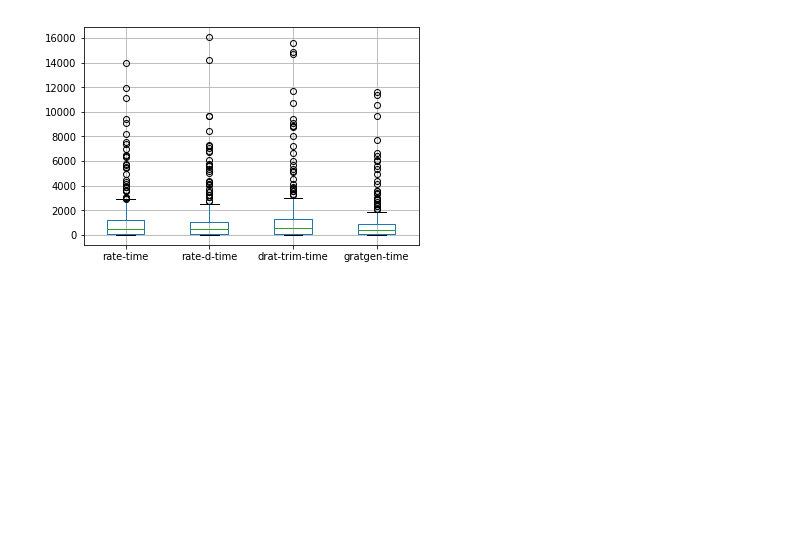
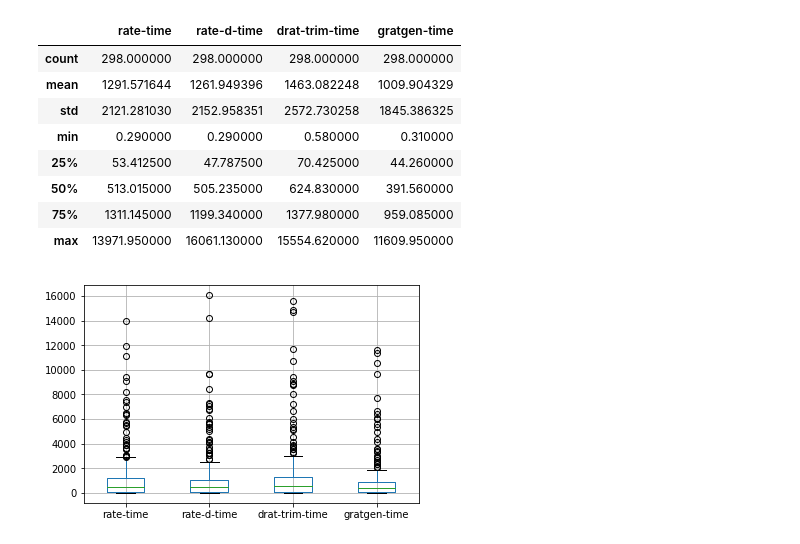
Before and after one commit to krobelus/rate-experiments, a Jupyter notebook: plots.ipynb, the cells around one changed output. Saved outputs shown, nothing was run; the diff lists cells and outputs as text; code cells hidden in the pictures; blank space fills up the shorter version.

```diff
--- a/plots.ipynb
+++ b/plots.ipynb
@@ -53,6 +53,18 @@ def persist(name, needPNG=False):
         plt.savefig(f'p/{name}.svg')
         if needPNG:
             plt.savefig(f'p/{name}.png')
+# %%
+vf[[f'{checker}-time' for checker in checkers]].describe()
+# %% [output]
+|  | rate-time | rate-d-time | drat-trim-time | gratgen-time |
+| count | 298.000000 | 298.000000 | 298.000000 | 298.000000 |
+| mean | 1291.571644 | 1261.949396 | 1463.082248 | 1009.904329 |
+| std | 2121.281030 | 2152.958351 | 2572.730258 | 1845.386325 |
+| min | 0.290000 | 0.290000 | 0.580000 | 0.310000 |
+| 25% | 53.412500 | 47.787500 | 70.425000 | 44.260000 |
+| 50% | 513.015000 | 505.235000 | 624.830000 | 391.560000 |
+| 75% | 1311.145000 | 1199.340000 | 1377.980000 | 959.085000 |
+| max | 13971.950000 | 16061.130000 | 15554.620000 | 11609.950000 |
 # %%
 rupf = vf[vf['rate-RAT-introductions'] == 0]
 rupf[[f'{checker}-time' for checker in checkers]].boxplot(); persist('box-time')
```
Also changed, not shown: 1 other file.
